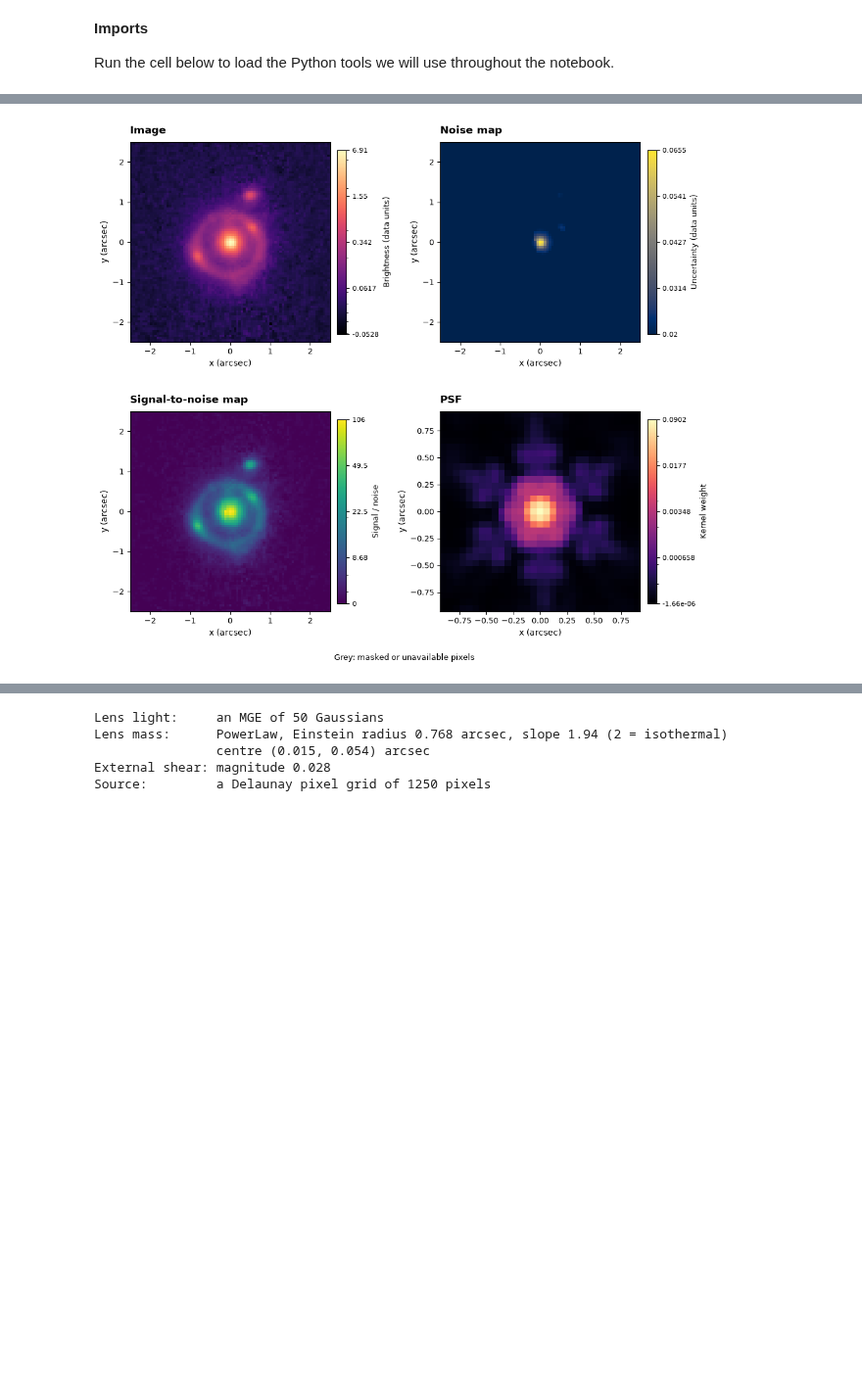
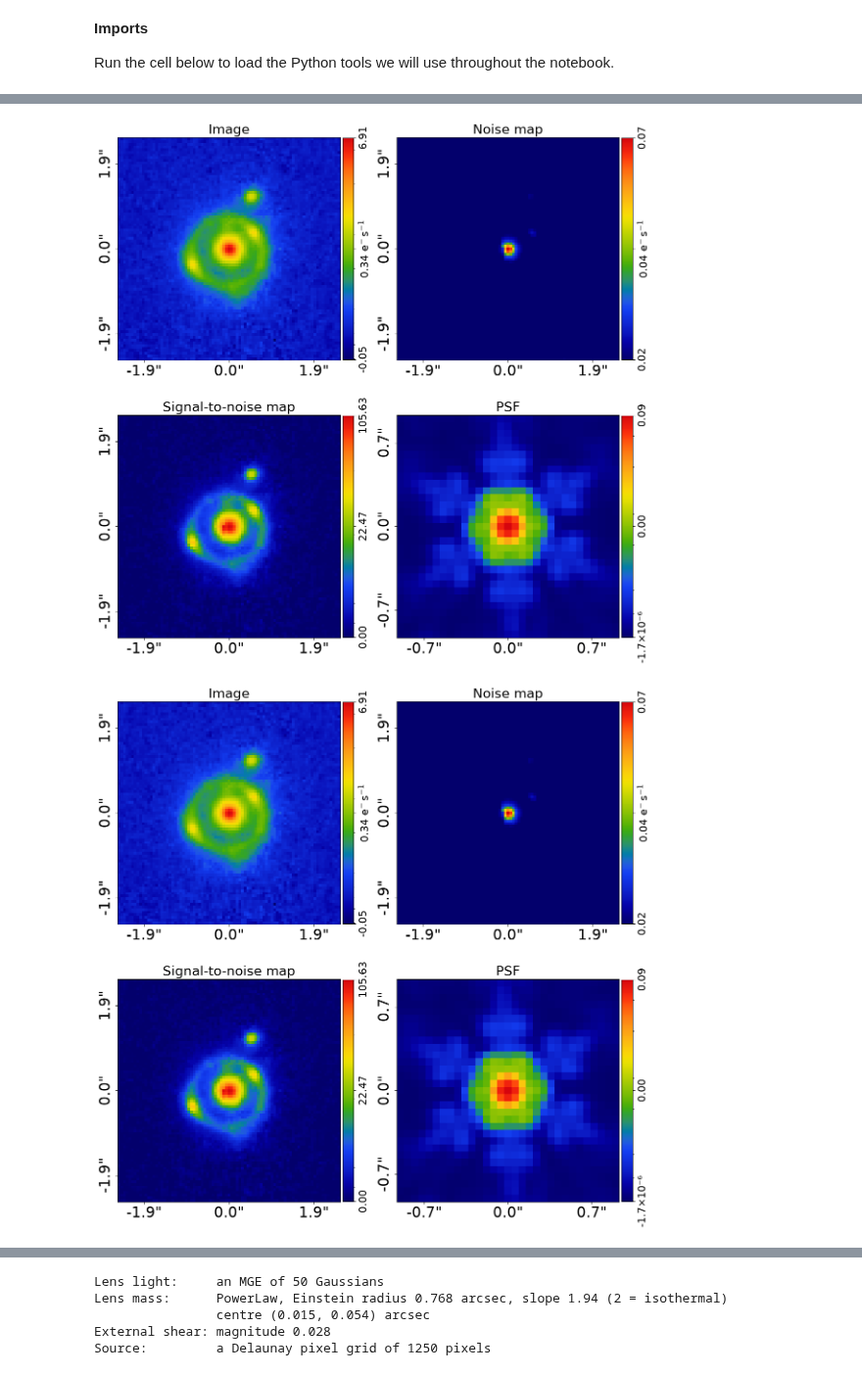
Before and after one commit to PyAutoLabs/autolens_assistant, a Jupyter notebook: docs/colab/cosmos_web_ring_colab.ipynb, the cells around one changed output, grey strips where cells are left out. Shown at 98% size. Saved outputs shown, nothing was run; the diff lists cells and outputs as text; code cells hidden in the pictures; blank space fills up the shorter version.

Commit message:
feat: use source-library intro plots in COSMOS assistant and Colab

```diff
--- a/docs/colab/cosmos_web_ring_colab.ipynb
+++ b/docs/colab/cosmos_web_ring_colab.ipynb
@@ -265,37 +157,37 @@ if not dataset_root.exists():
         "autolens_assistant or autolens_workspace repository."
     )
 
 
 def band_path(band):
     """
     The folder holding one JWST band. The top-level autolens_workspace folder is F444W;
     every band, in both repositories, lives under `wavebands/<band>/`.
     """
     if band == "F444W" and (dataset_root / "data.fits").exists():
         return dataset_root  # autolens_workspace layout (Colab)
     return dataset_root / "wavebands" / band  # autolens_assistant layout
 
 
 pixel_scale = 0.06
 redshift_lens = 2.0
 redshift_source = 5.1043
 
 
 def load_band(band):
     path = band_path(band)
     return al.Imaging.from_fits(
         data_path=path / "data.fits",
         psf_path=path / "psf.fits",
         noise_map_path=path / "noise_map.fits",
-        pixel_scales=pixel_scale,
+        pixel_scales=0.03 if band in ("F115W", "F150W") else pixel_scale,
     )
 
 
 dataset = load_band("F444W")
-fig = plot_intro_dataset(dataset, colormap="magma", stretch=0.01, radius=2.5)
-plt.show()
+aplt.subplot_imaging_dataset_intro(dataset, stretch=0.01, radius=2.5)
 # %% [output]
-[figure, old version]
+[figure, new version]
+[figure, added]
 # %% [markdown]
 **🤖 Ask Gemini:** "What is a redshift, and how do astronomers know the ring galaxy is at z = 5.1?"
 
```
Also changed, not shown: parts of 8 cells of this notebook, 9 other files.
